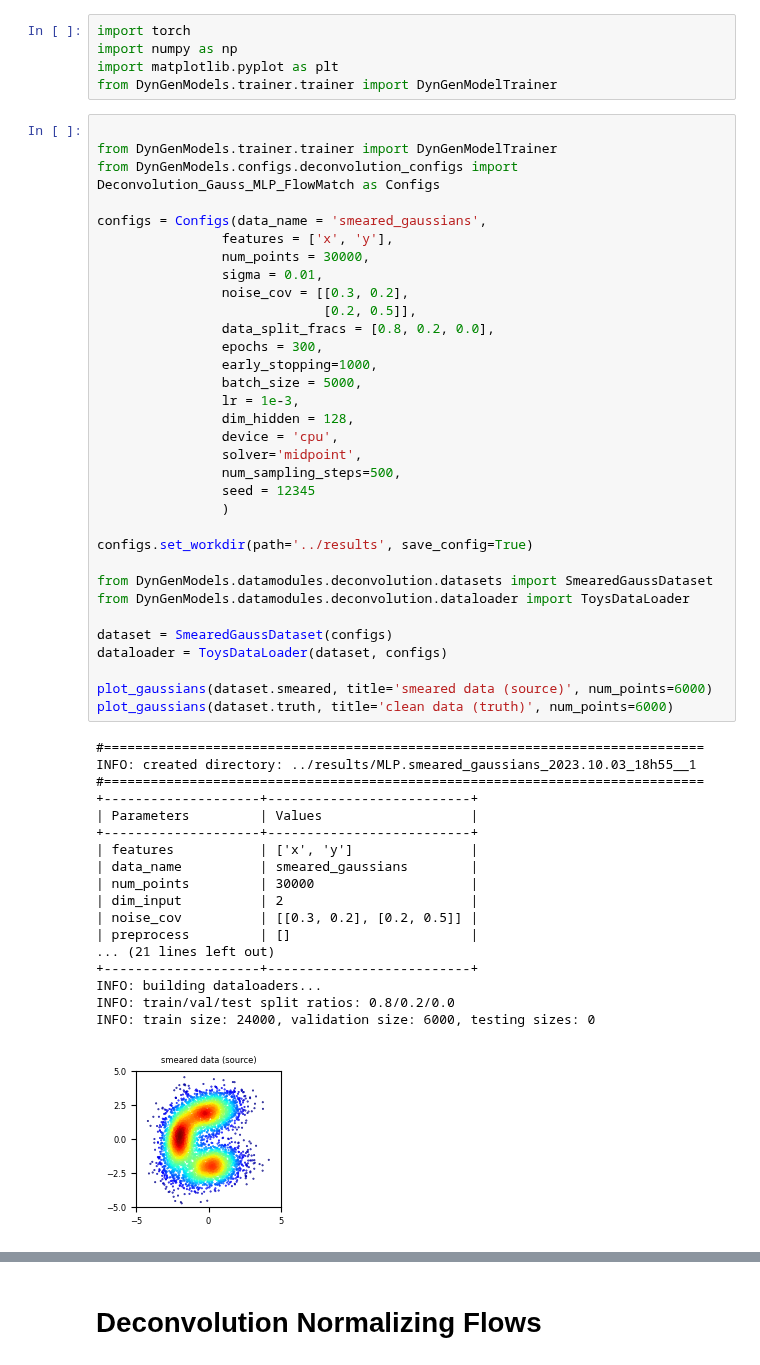
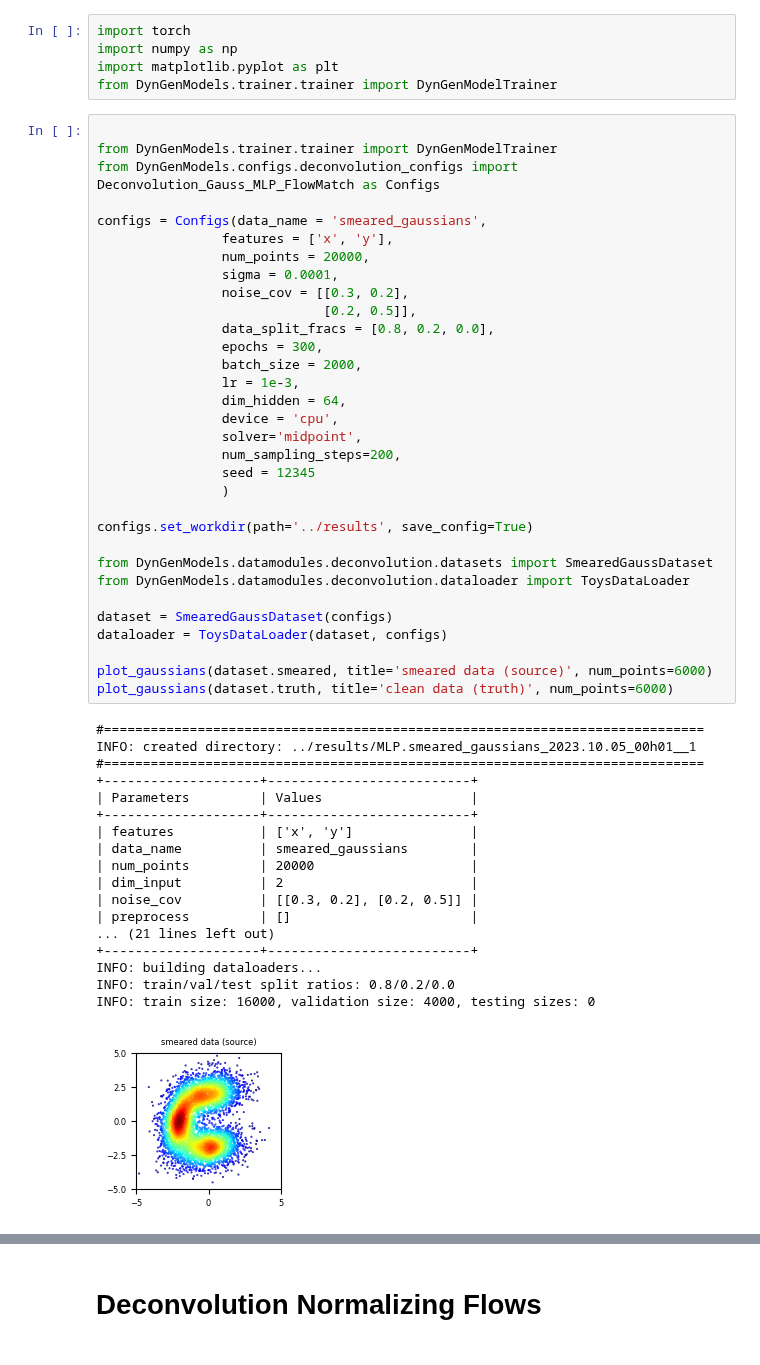
Before and after one commit to dfaroughy/DynGenModels, a Jupyter notebook: experiments/deconvolution.ipynb, the cells around one changed output, grey strips where cells are left out. Drawn from its saved outputs; the diff is of its cells as text.

```diff
--- a/experiments/deconvolution.ipynb
+++ b/experiments/deconvolution.ipynb
@@ -197,48 +197,47 @@ from DynGenModels.configs.deconvolution_configs import Deconvolution_Gauss_MLP_F
 
 configs = Configs(data_name = 'smeared_gaussians',
                 features = ['x', 'y'],
-                num_points = 30000,
-                sigma = 0.01,
+                num_points = 20000,
+                sigma = 0.0001,
                 noise_cov = [[0.3, 0.2],
                              [0.2, 0.5]],
                 data_split_fracs = [0.8, 0.2, 0.0],
                 epochs = 300,
-                early_stopping=1000,
-                batch_size = 5000,
+                batch_size = 2000,
                 lr = 1e-3,
-                dim_hidden = 128,
+                dim_hidden = 64,
                 device = 'cpu',
                 solver='midpoint',
-                num_sampling_steps=500,
+                num_sampling_steps=200,
                 seed = 12345
                 )
 
 configs.set_workdir(path='../results', save_config=True)
 
 from DynGenModels.datamodules.deconvolution.datasets import SmearedGaussDataset
 from DynGenModels.datamodules.deconvolution.dataloader import ToysDataLoader
 
 dataset = SmearedGaussDataset(configs)
 dataloader = ToysDataLoader(dataset, configs)
 
 plot_gaussians(dataset.smeared, title='smeared data (source)', num_points=6000)
 plot_gaussians(dataset.truth, title='clean data (truth)', num_points=6000)
 # %% [output]
 #=============================================================================
-INFO: created directory: ../results/MLP.smeared_gaussians_2023.10.03_18h55__1
+INFO: created directory: ../results/MLP.smeared_gaussians_2023.10.05_00h01__1
 #=============================================================================
 +--------------------+--------------------------+
 | Parameters         | Values                   |
 +--------------------+--------------------------+
 | features           | ['x', 'y']               |
 | data_name          | smeared_gaussians        |
-| num_points         | 30000                    |
+| num_points         | 20000                    |
 | dim_input          | 2                        |
 | noise_cov          | [[0.3, 0.2], [0.2, 0.5]] |
 | preprocess         | []                       |
 ... (21 lines left out)
 +--------------------+--------------------------+
 INFO: building dataloaders...
 INFO: train/val/test split ratios: 0.8/0.2/0.0
-INFO: train size: 24000, validation size: 6000, testing sizes: 0
+INFO: train size: 16000, validation size: 4000, testing sizes: 0
-[figure, old version]
+[figure, new version]
```
Also changed, not shown: parts of 3 cells of this notebook, 3 other files.
